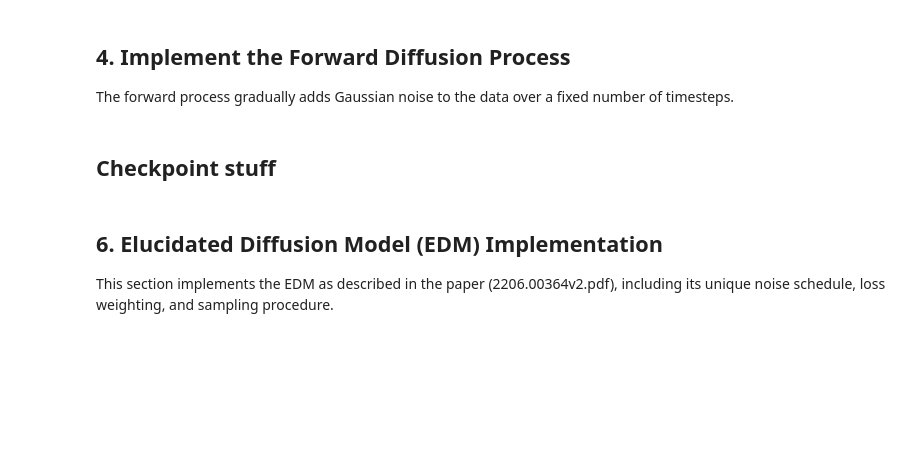
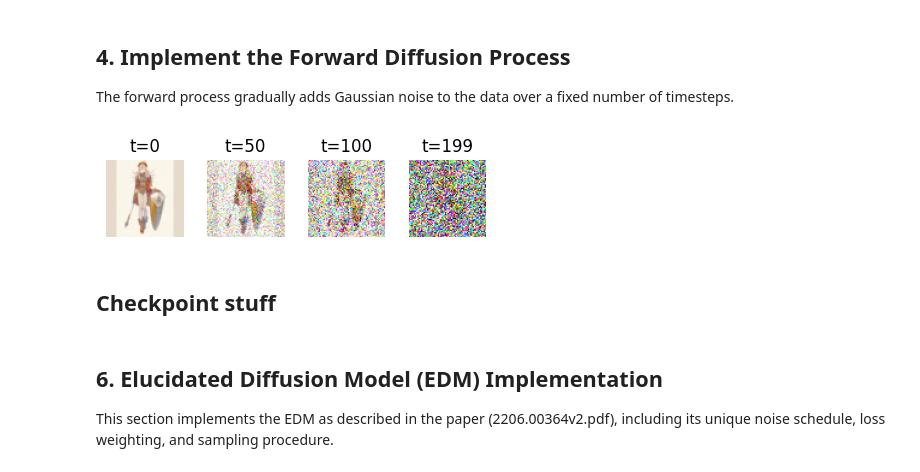
Before and after one commit to ramayer/Elucidated-Diffusion-Model-vibe-coded, a Jupyter notebook: color_attempt.ipynb, the cells around one changed output. Cells and saved outputs as stored; diff of their text form; code cells hidden in the pictures; blank space fills up the shorter version.

```diff
--- a/color_attempt.ipynb
+++ b/color_attempt.ipynb
@@ -501,35 +352,37 @@ def illustrate_noising_process():
     alphas = 1. - betas
     alpha_bars = torch.cumprod(alphas, dim=0)
 
     def q_sample(x_start, t, noise=None):
         if noise is None:
             noise = torch.randn_like(x_start)
         sqrt_alpha_bar = alpha_bars[t].sqrt().view(-1, 1, 1, 1)
         sqrt_one_minus_alpha_bar = (1 - alpha_bars[t]).sqrt().view(-1, 1, 1, 1)
         return sqrt_alpha_bar * x_start + sqrt_one_minus_alpha_bar * noise
 
     # Visualize noisy images at different timesteps
-    train_dataset,_ = get_datasets(data_root)
+    train_dataset,_ = get_datasets(experiment_name)
     batch_size = 8
     train_loader = DataLoader(train_dataset, batch_size=batch_size, shuffle=True, num_workers=0)
 
     examples, _ = next(iter(train_loader))  # grab a batch
     examples = examples[:8]  # just first 8
     x = examples[:4].to(device)  # batch of clean images
     timesteps = torch.tensor([0, T//4, T//2, T-1], device=device)
 
     noisy_imgs = [q_sample(x, t.repeat(x.size(0)), noise=None) for t in timesteps]
 
     fig, axes = plt.subplots(1, 4, figsize=(5, 1))
     for i, img in enumerate(noisy_imgs):
         img_disp = img[0].detach().cpu()
         img_disp = (img_disp * 0.5 + 0.5).clamp(0, 1)   # unscale [-1,1] → [0,1]
         img_disp = img_disp.permute(1, 2, 0).numpy()   # CHW → HWC
         axes[i].imshow(img_disp)
         axes[i].set_title(f"t={timesteps[i].item()}")
         axes[i].axis('off')
     plt.show()
-#illustrate_noising_process()
+illustrate_noising_process()
+# %% [output]
+[figure, added]
 # %% [markdown]
 ## Checkpoint stuff
 # %%
```
Also changed, not shown: parts of 30 cells of this notebook.
